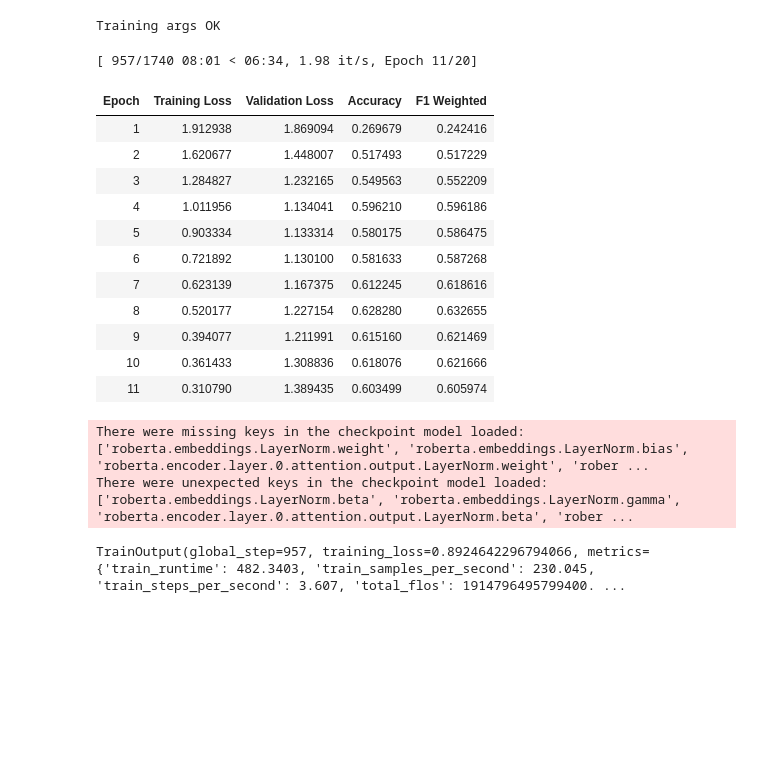
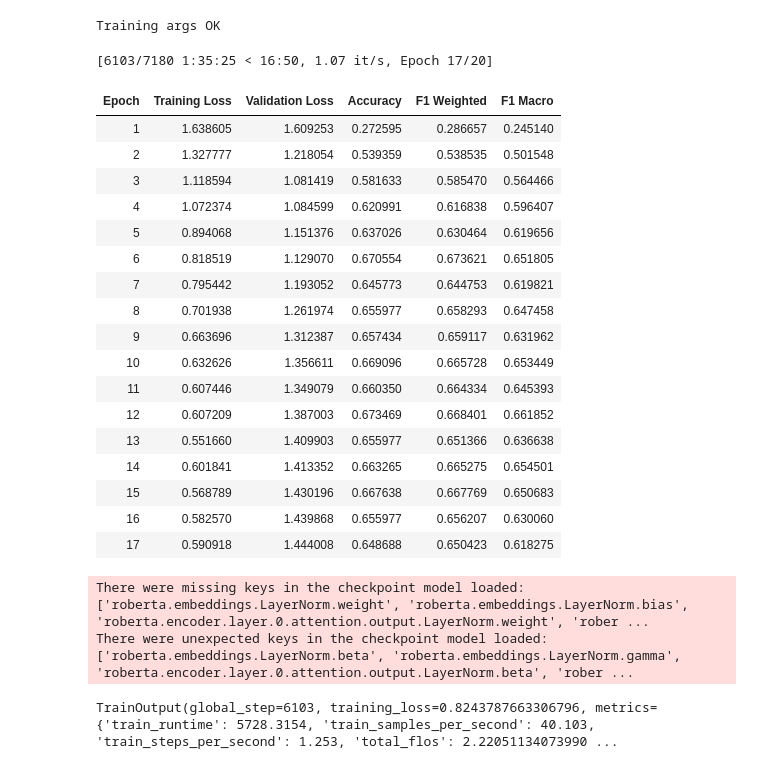
Before and after one commit to DVQ290703/vietnamese-speech-emotion-recognition, a Jupyter notebook: notebooks/02-train-phobert.ipynb, the cells around one changed output. Drawn from its saved outputs; the diff is of its cells as text; code cells hidden in the pictures; blank space fills up the shorter version.

```diff
--- a/notebooks/02-train-phobert.ipynb
+++ b/notebooks/02-train-phobert.ipynb
@@ -109,14 +122,18 @@ Labels (7):
 raw = load_dataset("tridm/UIT-VSMEC")
 print(raw)
 
-# ── sanity check labels ──────────────────────────────────────
+# GỘP nhãn gốc 7 -> 5 lớp NGAY (ghi đè cột Emotion)
+def merge_to_5(batch):
+    batch[LABEL_COL] = [VSMEC_TO_5[l] for l in batch[LABEL_COL]]
+    return batch
+raw = raw.map(merge_to_5, batched=True, desc="merge 7->5")
+
+# giờ check mới đúng (chỉ còn 5 nhãn)
 unexpected = set(raw["train"].unique(LABEL_COL)) - set(LABEL_NAMES)
-assert not unexpected, f"Unexpected labels in dataset: {unexpected}"
+assert not unexpected, f"Unexpected labels: {unexpected}"
 
-# ── lưu label IDs của FULL train để tính class weights đúng ──
 full_train_label_ids = [label2id[l] for l in raw["train"][LABEL_COL]]
 
-# ── subsample nếu SMOKE ──────────────────────────────────────
 if SMOKE_RUN:
     raw["train"]      = raw["train"].shuffle(seed=SEED).select(range(SMOKE_SAMPLES))
     raw["validation"] = raw["validation"].shuffle(seed=SEED).select(range(100))
@@ -235,8 +354,10 @@ Trainable params : 135.0 M
 # %%
 class WeightedTrainer(Trainer):
-    def __init__(self, *args, class_weights: torch.Tensor | None = None, **kwargs):
+    def __init__(self, *args, class_weights: torch.Tensor | None = None,
+                 label_smoothing: float = 0.0, **kwargs):
         super().__init__(*args, **kwargs)
-        self._class_weights = class_weights  # stored on CPU, moved per step
+        self._class_weights   = class_weights      # stored on CPU, moved per step
+        self._label_smoothing = label_smoothing    # áp trực tiếp trong loss
 
     def compute_loss(self, model, inputs, return_outputs=False, **kwargs):
         # **kwargs hứng extra args của Transformers mới (e.g. num_items_in_batch)
@@ -248,7 +369,13 @@ class WeightedTrainer(Trainer):
             if self._class_weights is not None
             else None
         )
-        loss = torch.nn.CrossEntropyLoss(weight=weights)(logits, labels)
+        # NOTE: vì ta override compute_loss, label_smoothing_factor trong
+        # TrainingArguments sẽ KHÔNG có tác dụng → phải truyền vào đây.
+        loss_fn = torch.nn.CrossEntropyLoss(
+            weight=weights,
+            label_smoothing=self._label_smoothing,
+        )
+        loss = loss_fn(logits, labels)
         return (loss, outputs) if return_outputs else loss
 # %%
 acc_metric = evaluate.load("accuracy")
@@ -257,9 +384,10 @@ f1_metric  = evaluate.load("f1")
 def compute_metrics(eval_pred):
     logits, labels = eval_pred
     preds = np.argmax(logits, axis=-1)
-    acc = acc_metric.compute(predictions=preds, references=labels)["accuracy"]
-    f1  = f1_metric.compute(predictions=preds, references=labels, average="weighted")["f1"]
-    return {"accuracy": acc, "f1_weighted": f1}
+    acc  = acc_metric.compute(predictions=preds, references=labels)["accuracy"]
+    f1_w = f1_metric.compute(predictions=preds, references=labels, average="weighted")["f1"]
+    f1_m = f1_metric.compute(predictions=preds, references=labels, average="macro")["f1"]
+    return {"accuracy": acc, "f1_weighted": f1_w, "f1_macro": f1_m}
 # %%
 training_args = TrainingArguments(
     output_dir=OUTPUT_DIR,
@@ -271,6 +399,8 @@ training_args = TrainingArguments(
     learning_rate=LR,
     weight_decay=WEIGHT_DECAY,
     warmup_ratio=WARMUP_RATIO,
+    # NOTE: label_smoothing_factor KHÔNG set ở đây — ta override compute_loss
+    #       nên nó sẽ bị bỏ qua. Label smoothing được áp trong WeightedTrainer.
 
     # ── precision ───────────────────────────────────────────
     fp16=True,
@@ -279,7 +409,7 @@ training_args = TrainingArguments(
     eval_strategy="epoch",
     save_strategy="epoch",
     load_best_model_at_end=True,
-    metric_for_best_model="f1_weighted",
+    metric_for_best_model="f1_macro",   # data lệch mạnh → ưu tiên macro-F1
     greater_is_better=True,
     save_total_limit=2,         # giữ tối đa 2 checkpoint → tiết kiệm disk
 
@@ -304,31 +434,38 @@ Training args OK
 # %%
 trainer = WeightedTrainer(
     model=model,
     args=training_args,
     train_dataset=tokenized["train"],
     eval_dataset=tokenized["validation"],
     processing_class=tokenizer,   # Transformers ≥ 4.47
     data_collator=collator,
     compute_metrics=compute_metrics,
     callbacks=[EarlyStoppingCallback(early_stopping_patience=EARLY_STOP)],
     class_weights=class_weights_tensor,
+    label_smoothing=LABEL_SMOOTHING,
 )
 
 trainer.train()
 # %% [output]
-[ 957/1740 08:01 < 06:34, 1.98 it/s, Epoch 11/20]
+[6103/7180 1:35:25 < 16:50, 1.07 it/s, Epoch 17/20]
-| Epoch | Training Loss | Validation Loss | Accuracy | F1 Weighted |
-| 1 | 1.912938 | 1.869094 | 0.269679 | 0.242416 |
-| 2 | 1.620677 | 1.448007 | 0.517493 | 0.517229 |
-| 3 | 1.284827 | 1.232165 | 0.549563 | 0.552209 |
-| 4 | 1.011956 | 1.134041 | 0.596210 | 0.596186 |
-| 5 | 0.903334 | 1.133314 | 0.580175 | 0.586475 |
-| 6 | 0.721892 | 1.130100 | 0.581633 | 0.587268 |
-| 7 | 0.623139 | 1.167375 | 0.612245 | 0.618616 |
-| 8 | 0.520177 | 1.227154 | 0.628280 | 0.632655 |
-| 9 | 0.394077 | 1.211991 | 0.615160 | 0.621469 |
-| 10 | 0.361433 | 1.308836 | 0.618076 | 0.621666 |
-| 11 | 0.310790 | 1.389435 | 0.603499 | 0.605974 |
+| Epoch | Training Loss | Validation Loss | Accuracy | F1 Weighted | F1 Macro |
+| 1 | 1.638605 | 1.609253 | 0.272595 | 0.286657 | 0.245140 |
+| 2 | 1.327777 | 1.218054 | 0.539359 | 0.538535 | 0.501548 |
+| 3 | 1.118594 | 1.081419 | 0.581633 | 0.585470 | 0.564466 |
+| 4 | 1.072374 | 1.084599 | 0.620991 | 0.616838 | 0.596407 |
+| 5 | 0.894068 | 1.151376 | 0.637026 | 0.630464 | 0.619656 |
+| 6 | 0.818519 | 1.129070 | 0.670554 | 0.673621 | 0.651805 |
+| 7 | 0.795442 | 1.193052 | 0.645773 | 0.644753 | 0.619821 |
+| 8 | 0.701938 | 1.261974 | 0.655977 | 0.658293 | 0.647458 |
+| 9 | 0.663696 | 1.312387 | 0.657434 | 0.659117 | 0.631962 |
+| 10 | 0.632626 | 1.356611 | 0.669096 | 0.665728 | 0.653449 |
+| 11 | 0.607446 | 1.349079 | 0.660350 | 0.664334 | 0.645393 |
+| 12 | 0.607209 | 1.387003 | 0.673469 | 0.668401 | 0.661852 |
+| 13 | 0.551660 | 1.409903 | 0.655977 | 0.651366 | 0.636638 |
+| 14 | 0.601841 | 1.413352 | 0.663265 | 0.665275 | 0.654501 |
+| 15 | 0.568789 | 1.430196 | 0.667638 | 0.667769 | 0.650683 |
+| 16 | 0.582570 | 1.439868 | 0.655977 | 0.656207 | 0.630060 |
+| 17 | 0.590918 | 1.444008 | 0.648688 | 0.650423 | 0.618275 |
 There were missing keys in the checkpoint model loaded: ['roberta.embeddings.LayerNorm.weight', 'roberta.embeddings.LayerNorm.bias', 'roberta.encoder.layer.0.attention.output.LayerNorm.weight', 'rober ...
 There were unexpected keys in the checkpoint model loaded: ['roberta.embeddings.LayerNorm.beta', 'roberta.embeddings.LayerNorm.gamma', 'roberta.encoder.layer.0.attention.output.LayerNorm.beta', 'rober ...
-TrainOutput(global_step=957, training_loss=0.8924642296794066, metrics={'train_runtime': 482.3403, 'train_samples_per_second': 230.045, 'train_steps_per_second': 3.607, 'total_flos': 1914796495799400. ...
+TrainOutput(global_step=6103, training_loss=0.8243787663306796, metrics={'train_runtime': 5728.3154, 'train_samples_per_second': 40.103, 'train_steps_per_second': 1.253, 'total_flos': 2.22051134073990 ...
```
Also changed, not shown: parts of 14 cells of this notebook, 5 other files.
